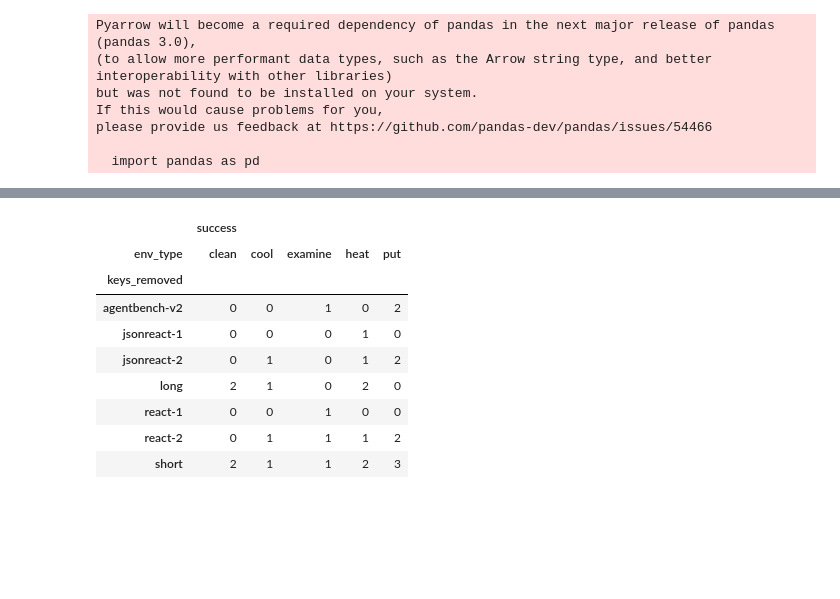
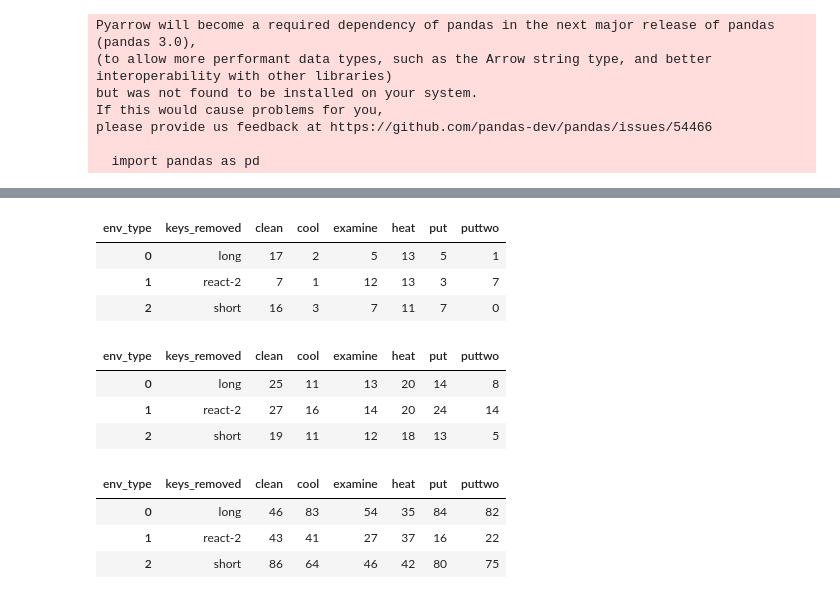
Before and after one commit to ai-nikolai/LLamp, a Jupyter notebook: playgrounds/analysis_alfworld_eval_notebook.ipynb, the cells around one changed output, grey strips where cells are left out. Saved outputs shown, nothing was run; the diff lists cells and outputs as text; code cells hidden in the pictures; blank space fills up the shorter version.

```diff
--- a/playgrounds/analysis_alfworld_eval_notebook.ipynb
+++ b/playgrounds/analysis_alfworld_eval_notebook.ipynb
@@ -51,5 +51,28 @@ def modify_text_prompt(keys_removed):
         return "short"
     else:
         return "long"
+# %%
+def load_data(curren_trial_name, filter_flag=False):
+    """Loads the data"""
+    file_path = get_data_file_path(current_trial_name=curren_trial_name)
+    results_data = pd.read_csv(
+        os.path.join("..",file_path),
+        converters = {
+            "early_stop":convert_string_to_bool_int,
+            "error": convert_string_to_bool_int,
+            "done": convert_bool_string_to_bool_int,
+            "success": convert_bool_string_to_bool_int,
+            "keys_removed": modify_text_prompt
+        }
+    )
+    header_order = ["model", "keys_removed","temperature","env_type","success","done","early_stop","num_of_steps","num_nothing_happens","num_repetitions","error", "env_idx"]
+    clean_results = results_data[header_order]
+
+    # Filters for short, long and react-2 prompts
+    if filter_flag:
+        filtering_condition = (clean_results["keys_removed"]=="short") | (clean_results["keys_removed"]=="long") | (clean_results["keys_removed"]=="react-2")
+        clean_results = clean_results[ filtering_condition ]
+
+    return clean_results
 # %%
 CURRENT_TRIAL_NAME = "v2_eval_20_3"
@@ -79,8 +105,18 @@ clean_results.head()
 # This is the table that shows results per env_type
 out = clean_results.groupby(["model","keys_removed","env_type"]).sum().reset_index()
 out["total"] = clean_results.groupby(["model","keys_removed","env_type"])["success"].count().reset_index()["success"]
-out_header_order = ["model", "keys_removed","temperature","env_type","total","success","done","early_stop","num_of_steps","num_nothing_happens","num_repetitions"]
+out["success_std"] = clean_results.groupby(["model","keys_removed","env_type"])["success"].std().reset_index()["success"]
+out["done_std"] = clean_results.groupby(["model","keys_removed","env_type"])["done"].std().reset_index()["done"]
+out_header_order = ["model", "keys_removed","temperature","env_type","total","success","success_std","done","done_std","early_stop","num_of_steps","num_nothing_happens","num_repetitions"]
 out = out[out_header_order]
+# Adding a few more scores.
+out["normalised_nothing"] = out["num_nothing_happens"] / out["num_of_steps"]
+out["normalised_reps"] = out["num_repetitions"] / out["num_of_steps"]
+out["success_percentage"] = out["success"] / out["total"]
+out["success_percentage_done"] = out["success"] / out["done"]
+out["done_percentage"] = out["done"] / out["total"]
+out["normalised_total"] = out["total"] / 135
+
 x = out.groupby(["env_type"])
 x.head()
 # %% [output]
@@ -126,13 +164,31 @@ print(out[["model", "keys_removed","env_type","total","success"]])
 # %%
-out.pivot(index=["keys_removed"],columns=["env_type"], values=["success"])
+def create_pivot(variable="success"):# pivot1 = out.pivot(index=["keys_removed"],columns=["env_type"], values=["success"])
+    pivot_table = pd.pivot_table(out, index=["keys_removed"],columns=["env_type"], aggfunc={variable:"first"})
+    pivot_table.columns = pivot_table.columns.droplevel(0)
+    # pivot1.columns.name=None
+    piv_table = pivot_table.reset_index()
+    return piv_table
+
+piv1 = create_pivot("success")
+piv1.head()
 # %% [output]
-|  | success |  |  |  |  |
-| env_type | clean | cool | examine | heat | put |
-| keys_removed |  |  |  |  |  |
-| agentbench-v2 | 0 | 0 | 1 | 0 | 2 |
-| jsonreact-1 | 0 | 0 | 0 | 1 | 0 |
-| jsonreact-2 | 0 | 1 | 0 | 1 | 2 |
-| long | 2 | 1 | 0 | 2 | 0 |
-| react-1 | 0 | 0 | 1 | 0 | 0 |
-| react-2 | 0 | 1 | 1 | 1 | 2 |
-| short | 2 | 1 | 1 | 2 | 3 |
+| env_type | keys_removed | clean | cool | examine | heat | put | puttwo |
+| 0 | long | 17 | 2 | 5 | 13 | 5 | 1 |
+| 1 | react-2 | 7 | 1 | 12 | 13 | 3 | 7 |
+| 2 | short | 16 | 3 | 7 | 11 | 7 | 0 |
+# %%
+pivot_done = create_pivot("done")
+pivot_done.head()
+# %% [output]
+| env_type | keys_removed | clean | cool | examine | heat | put | puttwo |
+| 0 | long | 25 | 11 | 13 | 20 | 14 | 8 |
+| 1 | react-2 | 27 | 16 | 14 | 20 | 24 | 14 |
+| 2 | short | 19 | 11 | 12 | 18 | 13 | 5 |
+# %%
+pivot_done = create_pivot("num_repetitions")
+pivot_done.head()
+# %% [output]
+| env_type | keys_removed | clean | cool | examine | heat | put | puttwo |
+| 0 | long | 46 | 83 | 54 | 35 | 84 | 82 |
+| 1 | react-2 | 43 | 41 | 27 | 37 | 16 | 22 |
+| 2 | short | 86 | 64 | 46 | 42 | 80 | 75 |
```
Also changed, not shown: parts of 17 cells of this notebook, 3 other files.
